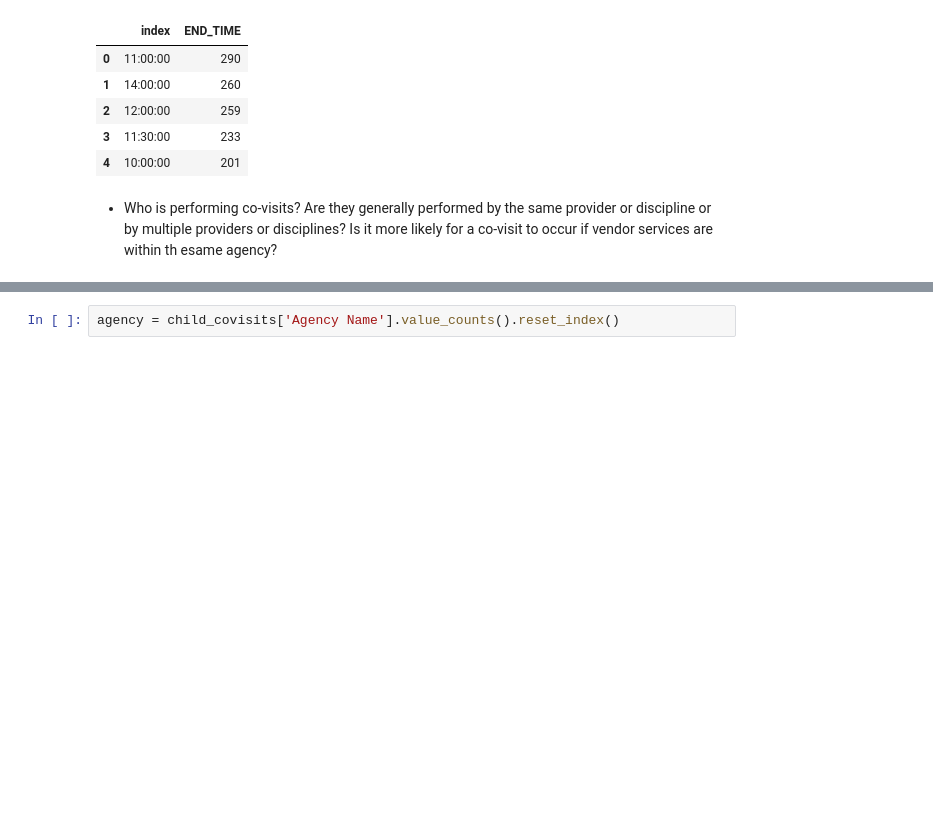
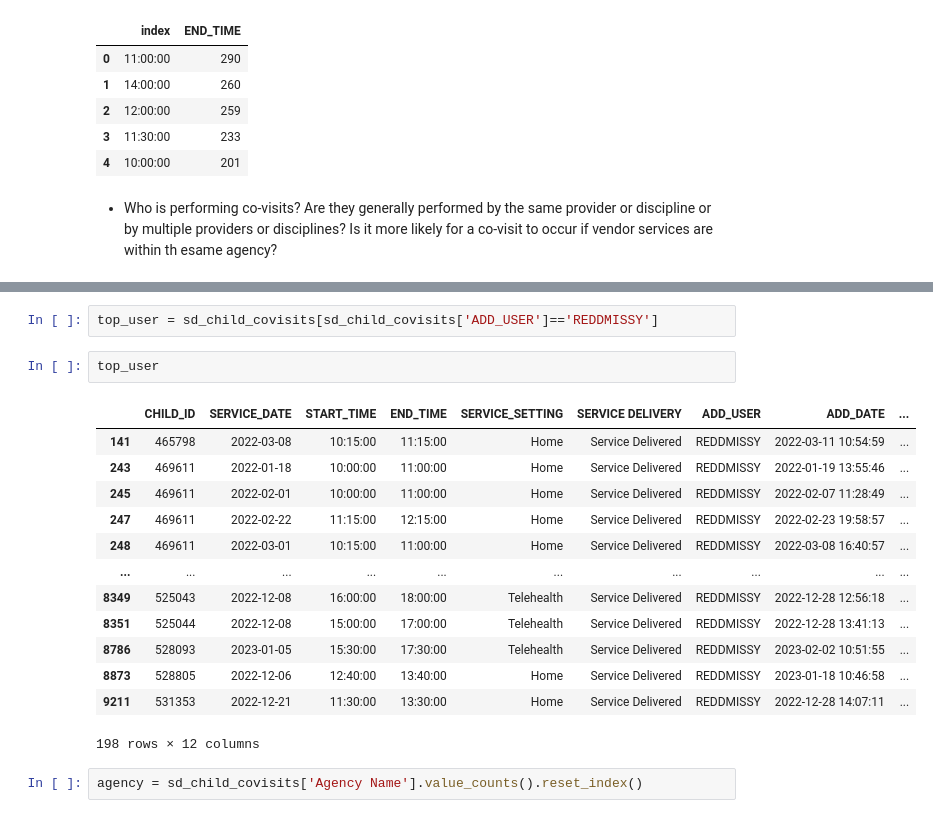
Before and after one commit to NSS-Data-Analytics-Cohort-8/teis_da8_1-dadboddenims, a Jupyter notebook: notebook/teis_data_explora.ipynb, the cells around one changed output, grey strips where cells are left out. Saved outputs shown, nothing was run; the diff lists cells and outputs as text; blank space fills up the shorter version.

```diff
--- a/notebook/teis_data_explora.ipynb
+++ b/notebook/teis_data_explora.ipynb
@@ -223,5 +311,23 @@ end_time.head()
+# %%
+top_user = sd_child_covisits[sd_child_covisits['ADD_USER']=='REDDMISSY']
+# %%
+top_user
+# %% [output]
+|  | CHILD_ID | SERVICE_DATE | START_TIME | END_TIME | SERVICE_SETTING | SERVICE DELIVERY | ADD_USER | ADD_DATE | ... |
+| 141 | 465798 | 2022-03-08 | 10:15:00 | 11:15:00 | Home | Service Delivered | REDDMISSY | 2022-03-11 10:54:59 | ... |
+| 243 | 469611 | 2022-01-18 | 10:00:00 | 11:00:00 | Home | Service Delivered | REDDMISSY | 2022-01-19 13:55:46 | ... |
+| 245 | 469611 | 2022-02-01 | 10:00:00 | 11:00:00 | Home | Service Delivered | REDDMISSY | 2022-02-07 11:28:49 | ... |
+| 247 | 469611 | 2022-02-22 | 11:15:00 | 12:15:00 | Home | Service Delivered | REDDMISSY | 2022-02-23 19:58:57 | ... |
+| 248 | 469611 | 2022-03-01 | 10:15:00 | 11:00:00 | Home | Service Delivered | REDDMISSY | 2022-03-08 16:40:57 | ... |
+| ... | ... | ... | ... | ... | ... | ... | ... | ... | ... |
+| 8349 | 525043 | 2022-12-08 | 16:00:00 | 18:00:00 | Telehealth | Service Delivered | REDDMISSY | 2022-12-28 12:56:18 | ... |
+| 8351 | 525044 | 2022-12-08 | 15:00:00 | 17:00:00 | Telehealth | Service Delivered | REDDMISSY | 2022-12-28 13:41:13 | ... |
+| 8786 | 528093 | 2023-01-05 | 15:30:00 | 17:30:00 | Telehealth | Service Delivered | REDDMISSY | 2023-02-02 10:51:55 | ... |
+| 8873 | 528805 | 2022-12-06 | 12:40:00 | 13:40:00 | Home | Service Delivered | REDDMISSY | 2023-01-18 10:46:58 | ... |
+| 9211 | 531353 | 2022-12-21 | 11:30:00 | 13:30:00 | Home | Service Delivered | REDDMISSY | 2022-12-28 14:07:11 | ... |
+198 rows × 12 columns
 # %%
-agency = child_covisits['Agency Name'].value_counts().reset_index()
+agency = sd_child_covisits['Agency Name'].value_counts().reset_index()
 # %%
 agency
 # %% [output]
```
Also changed, not shown: parts of 29 cells of this notebook.
